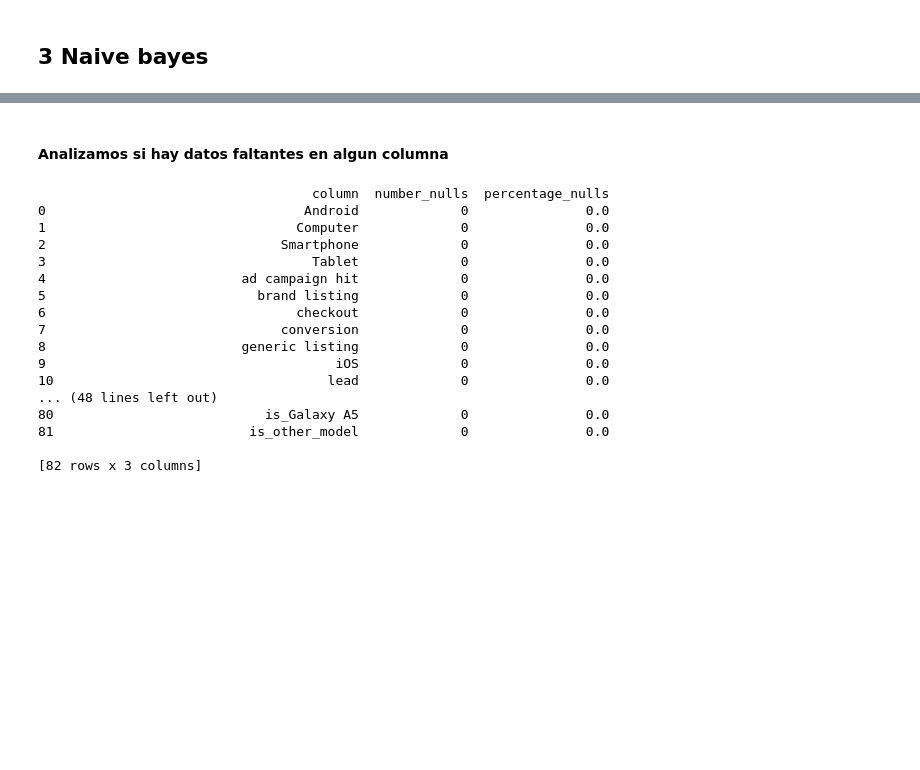
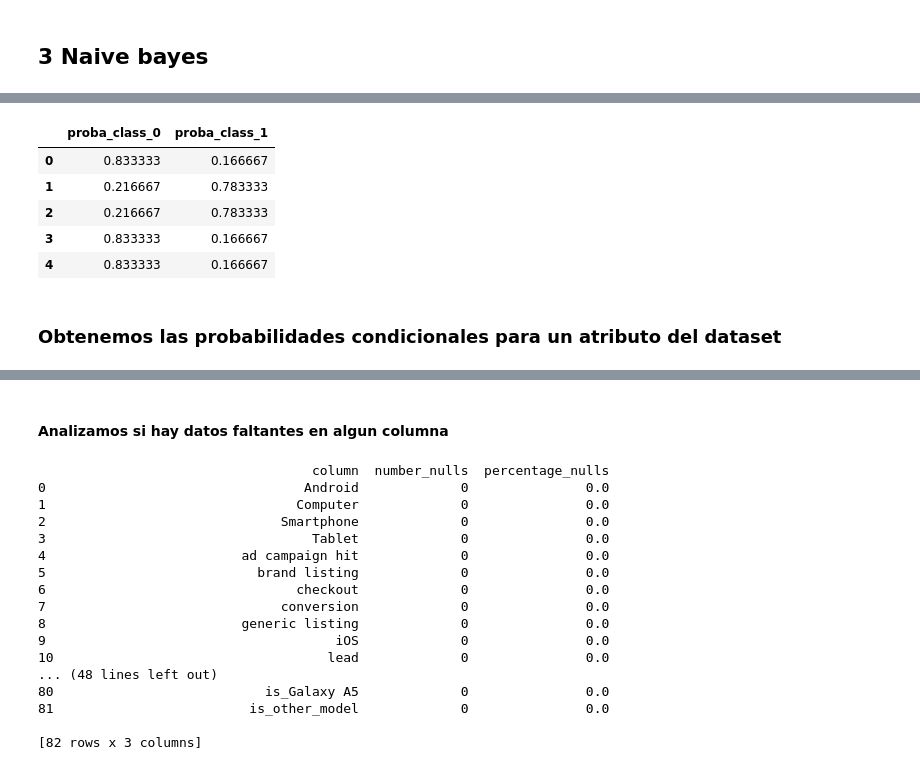
Before and after one commit to pabloveraML/decision_tree, a Jupyter notebook: Final_dataset_maestria - 4.ipynb, the cells around one changed output, grey strips where cells are left out. Cells and saved outputs as stored; diff of their text form; code cells hidden in the pictures; blank space fills up the shorter version.

```diff
--- a/Final_dataset_maestria - 4.ipynb
+++ b/Final_dataset_maestria - 4.ipynb
@@ -649,0 +647,8 @@ array([[9.99994429e-001, 5.57075344e-006],
+# %%
+best_naive_bayes_index = np.argmax(scores_nb["test_accuracy"]*scores_nb["test_roc_auc"])
+# %%
+best_naive_bayes = scores["estimator"][best_naive_bayes_index]
+
+y_esperado_nb = df_test.target.values
+
+y_pred_nb = best_naive_bayes.predict(df_test[feature_columns].values)
@@ -649,0 +661,31 @@ array([[9.99994429e-001, 5.57075344e-006],
+# %%
+def prior_probabilities(model, dataset):
+
+    y_pred = model.predict_proba(dataset.drop(columns=['target']))
+
+    array_pred_class_0 = []
+
+    array_pred_class_1 = []
+
+    for prediction in y_pred:
+
+        array_pred_class_0.append('{:f}'.format(prediction[0]))
+
+        array_pred_class_1.append('{:f}'.format(prediction[1]))
+
+    d = {'proba_class_0': array_pred_class_0, 'proba_class_1': array_pred_class_1}
+
+    df = pd.DataFrame(data=d)
+
+    return df
+# %%
+prior_probabilities(best_naive_bayes, df_test).head()
+# %% [output]
+|  | proba_class_0 | proba_class_1 |
+| 0 | 0.833333 | 0.166667 |
+| 1 | 0.216667 | 0.783333 |
+| 2 | 0.216667 | 0.783333 |
+| 3 | 0.833333 | 0.166667 |
+| 4 | 0.833333 | 0.166667 |
+# %% [markdown]
+### Obtenemos las probabilidades condicionales para un atributo del dataset
```
Also changed, not shown: parts of 21 cells of this notebook.
